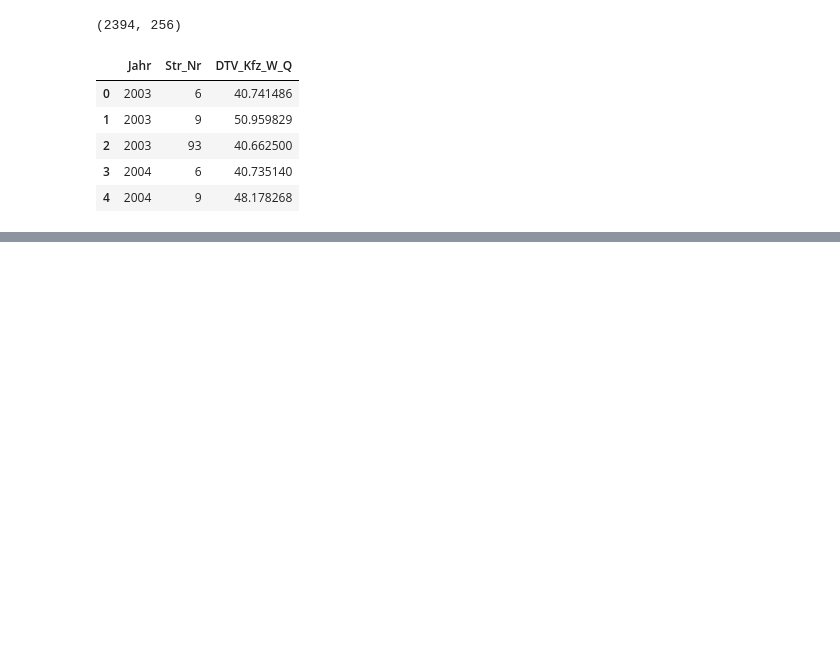
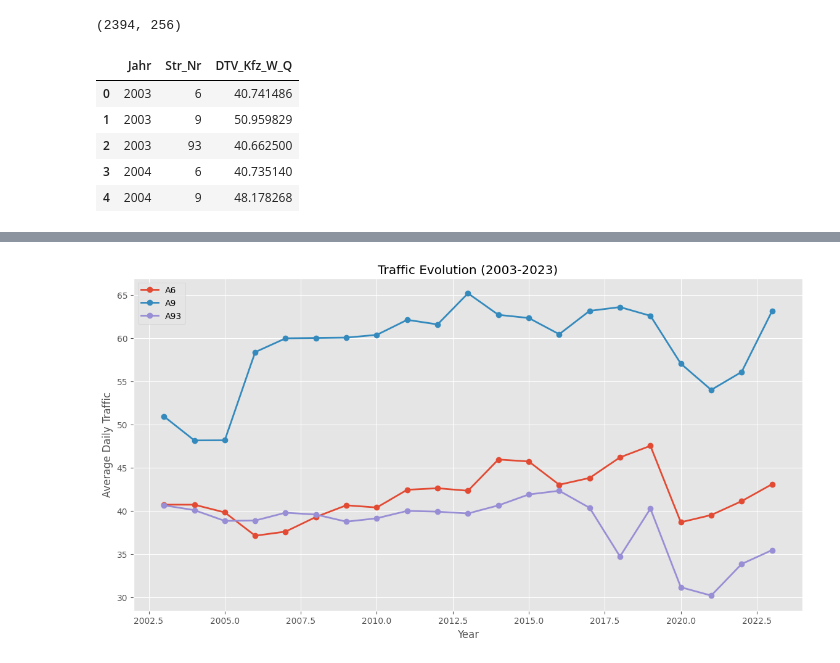
Before and after one commit to Vikhyathsai11/PRS-Project, a Jupyter notebook: notebook/03_Traffic_Evolution.ipynb, the cells around one changed output, grey strips where cells are left out. Cells and saved outputs as stored; diff of their text form; code cells hidden in the pictures; blank space fills up the shorter version.

Commit message:
updated Traffice Evolution and created a summary

```diff
--- a/notebook/03_Traffic_Evolution.ipynb
+++ b/notebook/03_Traffic_Evolution.ipynb
@@ -68,3 +68,12 @@ yearly.head()
 | 2 | 2003 | 93 | 40.662500 |
 | 3 | 2004 | 6 | 40.735140 |
 | 4 | 2004 | 9 | 48.178268 |
+# %%
+#Pivot Table
+pivot = yearly.pivot(
+    index="Jahr",
+    columns="Str_Nr",
+    values="DTV_Kfz_W_Q"
+)
+
+pivot.head()
@@ -70,0 +88,29 @@ yearly.head()
+# %%
+#Plot Evalualtion
+plt.figure(figsize=(14,7))
+
+for road in pivot.columns:
+
+    plt.plot(
+        pivot.index,
+        pivot[road],
+        marker="o",
+        linewidth=2,
+        label=f"A{road}"
+    )
+
+plt.title(
+    "Traffic Evolution (2003-2023)"
+)
+
+plt.xlabel("Year")
+
+plt.ylabel("Average Daily Traffic")
+
+plt.legend()
+
+plt.grid(True)
+
+plt.show()
+# %% [output]
+[figure, added]
```
Also changed, not shown: parts of 15 cells of this notebook, 1 other file.
